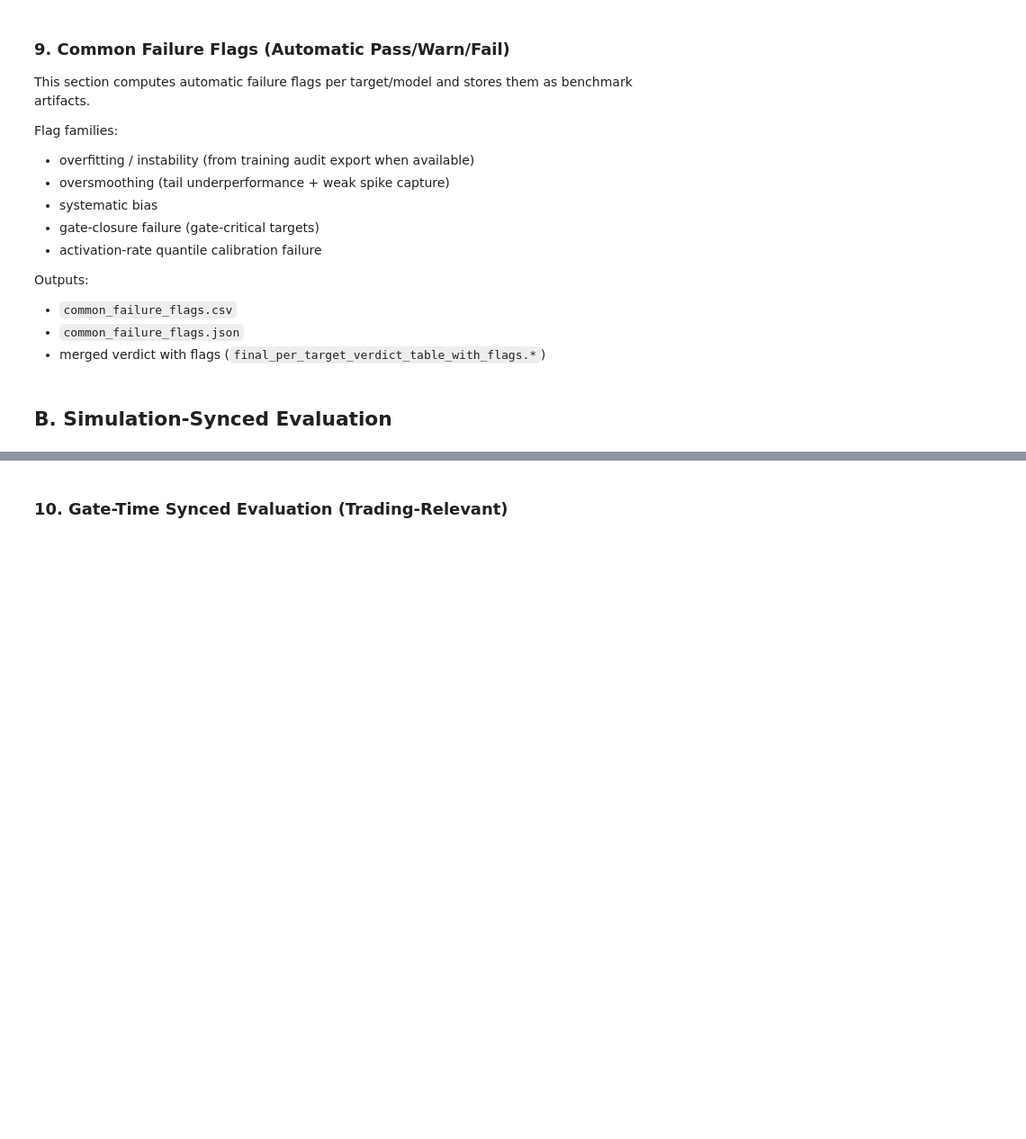
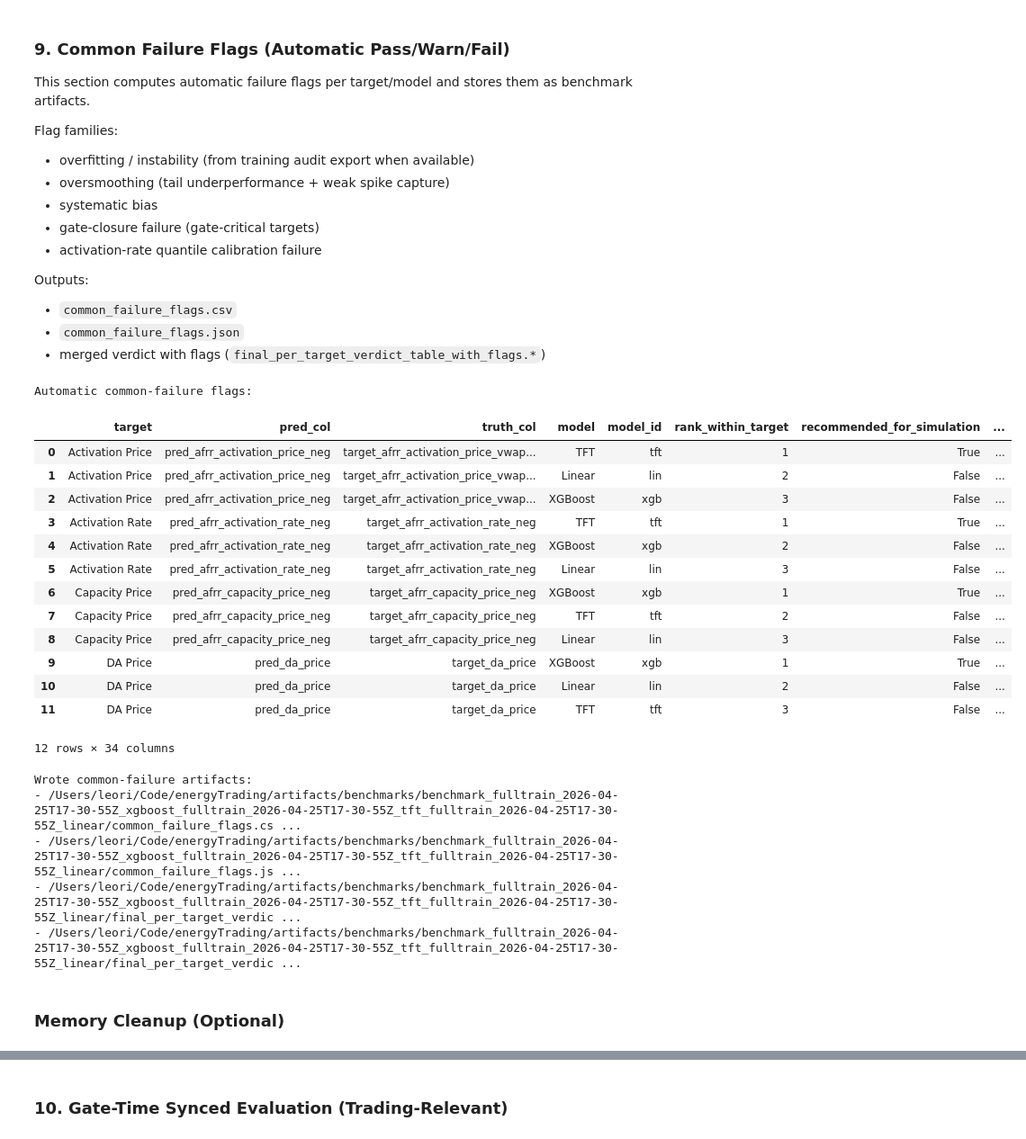
Before and after one commit to lgiesen/energy_trading, a Jupyter notebook: notebooks/benchmark_investigation.ipynb, the cells around one changed output, grey strips where cells are left out. Shown at 90% size. Cells and saved outputs as stored; diff of their text form; code cells hidden in the pictures; blank space fills up the shorter version.

```diff
--- a/notebooks/benchmark_investigation.ipynb
+++ b/notebooks/benchmark_investigation.ipynb
@@ -87,6 +87,11 @@ TRUTH_COL_BY_PRED = {
     "pred_afrr_activation_rate_neg": "target_afrr_activation_rate_neg",
 }
 
+# In-notebook caches to avoid repeated heavy parquet reads/processing.
+LONG_DF_CACHE: dict[tuple[str, str, str, str], pd.DataFrame] = {}
+LONG_PATH_CACHE: dict[tuple[str, str, str, str], Path] = {}
+TRUTH_SERIES_CACHE: dict[str, pd.Series] = {}
+
 def load_manifest(run_dir: Path) -> dict:
     mp = run_dir / "manifest.json"
     if not mp.exists():
@@ -152,20 +157,37 @@ def _discover_long_prediction_file(run_dir: Path, split: str, pred_col: str, mod
     return candidates[0]
 
 def load_long_df(run_dir: Path, pred_col: str, model_key: str) -> pd.DataFrame:
-    p = _discover_long_prediction_file(run_dir, SPLIT, pred_col, model_key)
+    key = (str(run_dir.resolve()), str(pred_col), str(model_key), str(SPLIT))
+    if key in LONG_DF_CACHE:
+        return LONG_DF_CACHE[key].copy()
+
+    if key in LONG_PATH_CACHE:
+        p = LONG_PATH_CACHE[key]
+    else:
+        p = _discover_long_prediction_file(run_dir, SPLIT, pred_col, model_key)
+        LONG_PATH_CACHE[key] = p
+
     df = pd.read_parquet(p)
     ts_col = next((c for c in ["target_time_utc", "timestamp_utc", "timestamp"] if c in df.columns), None)
     if ts_col is None:
         raise KeyError(f"Missing timestamp col in {p}. Found: {list(df.columns)}")
-    df = df.copy()
+
+    # Keep only columns used downstream to reduce memory pressure.
+    keep = [c for c in [ts_col, 'snapshot_time_utc', 'lead_time_h', 'predicted_value', 'p10', 'p50', 'p90'] if c in df.columns]
+    df = df[keep].copy()
+
     df["target_time_utc"] = pd.to_datetime(df[ts_col], utc=True, errors="coerce")
+    if "snapshot_time_utc" in df.columns:
+        df["snapshot_time_utc"] = pd.to_datetime(df["snapshot_time_utc"], utc=True, errors="coerce")
     if "lead_time_h" in df.columns:
         df["lead_time_h"] = pd.to_numeric(df["lead_time_h"], errors="coerce")
     else:
         df["lead_time_h"] = 1
     if "p50" not in df.columns and "predicted_value" in df.columns:
         df["p50"] = pd.to_numeric(df["predicted_value"], errors="coerce")
-    return df
+
+    LONG_DF_CACHE[key] = df
+    return df.copy()
 
 def _model_has_pred_col(run_dir: Path, pred_col: str, model_key: str) -> bool:
     try:
@@ -183,7 +205,11 @@ def compute_metrics_by_lead_for_model(pred_col: str, run_dir: Path, model_key: s
     t = truth_df[["timestamp_utc", truth_col]].copy().rename(columns={"timestamp_utc": "target_time_utc", truth_col: "y_true"})
     d = d.merge(t, on="target_time_utc", how="left")
 
-    truth_by_ts = t.dropna(subset=["target_time_utc"]).set_index("target_time_utc")["y_true"]
+    if truth_col in TRUTH_SERIES_CACHE:
+        truth_by_ts = TRUTH_SERIES_CACHE[truth_col]
+    else:
+        truth_by_ts = t.dropna(subset=["target_time_utc"]).set_index("target_time_utc")["y_true"].copy()
+        TRUTH_SERIES_CACHE[truth_col] = truth_by_ts
     d["y_naive_24h"] = truth_by_ts.reindex(d["target_time_utc"] - pd.Timedelta(hours=24)).to_numpy()
 
     out = []
@@ -1263,7 +1490,16 @@ for c in flag_cols:
     label = c.replace('_flag', '')
     notes_parts.append(np.where(flags[c].fillna(False), label, ''))
 notes_df = pd.DataFrame({c: np.array(v, dtype=object) for c, v in zip(flag_cols, notes_parts)})
-flags['failure_notes'] = notes_df.apply(lambda r: ', '.join([x for x in r if x]), axis=1)
+flags['failure_notes'] = (
+    notes_df.replace('', np.nan)
+    .stack()
+    .dropna()
+    .astype(str)
+    .groupby(level=0)
+    .agg(lambda x: ', '.join([v for v in x if isinstance(v, str) and v]))
+    .reindex(flags.index)
+    .fillna('')
+)
 
 out_cols = [
     'target', 'pred_col', 'truth_col', 'model', 'model_id', 'rank_within_target',
@@ -1279,32 +1515,53 @@ common_failure_flags = flags[out_cols].sort_values([c for c in ['target', 'rank_
 
 print('Automatic common-failure flags:')
 display(common_failure_flags)
 
 BENCHMARK_DIR.mkdir(parents=True, exist_ok=True)
 flags_csv = BENCHMARK_DIR / 'common_failure_flags.csv'
 flags_json = BENCHMARK_DIR / 'common_failure_flags.json'
 common_failure_flags.to_csv(flags_csv, index=False)
 # Write JSON directly to file to avoid building huge in-memory string.
 common_failure_flags.to_json(flags_json, orient='records', indent=2)
 
 if 'verdict' in globals() and verdict is not None and not verdict.empty:
     verdict_with_flags = verdict.merge(
         common_failure_flags[['pred_col', 'model', *[c for c in flag_cols if c in common_failure_flags.columns], 'n_fail_flags', 'failure_status', 'failure_notes']],
         on=['pred_col', 'model'],
         how='left',
     )
 else:
     verdict_with_flags = common_failure_flags.copy()
 
 verdict_flags_csv = BENCHMARK_DIR / 'final_per_target_verdict_table_with_flags.csv'
 verdict_flags_json = BENCHMARK_DIR / 'final_per_target_verdict_table_with_flags.json'
 verdict_with_flags.to_csv(verdict_flags_csv, index=False)
 verdict_with_flags.to_json(verdict_flags_json, orient='records', indent=2)
 
 print('Wrote common-failure artifacts:')
 print('-', flags_csv)
 print('-', flags_json)
 print('-', verdict_flags_csv)
 print('-', verdict_flags_json)
+# %% [output]
+Automatic common-failure flags:
+|  | target | pred_col | truth_col | model | model_id | rank_within_target | recommended_for_simulation | ... |
+| 0 | Activation Price | pred_afrr_activation_price_neg | target_afrr_activation_price_vwap... | TFT | tft | 1 | True | ... |
+| 1 | Activation Price | pred_afrr_activation_price_neg | target_afrr_activation_price_vwap... | Linear | lin | 2 | False | ... |
+| 2 | Activation Price | pred_afrr_activation_price_neg | target_afrr_activation_price_vwap... | XGBoost | xgb | 3 | False | ... |
+| 3 | Activation Rate | pred_afrr_activation_rate_neg | target_afrr_activation_rate_neg | TFT | tft | 1 | True | ... |
+| 4 | Activation Rate | pred_afrr_activation_rate_neg | target_afrr_activation_rate_neg | XGBoost | xgb | 2 | False | ... |
+| 5 | Activation Rate | pred_afrr_activation_rate_neg | target_afrr_activation_rate_neg | Linear | lin | 3 | False | ... |
+| 6 | Capacity Price | pred_afrr_capacity_price_neg | target_afrr_capacity_price_neg | XGBoost | xgb | 1 | True | ... |
+| 7 | Capacity Price | pred_afrr_capacity_price_neg | target_afrr_capacity_price_neg | TFT | tft | 2 | False | ... |
+| 8 | Capacity Price | pred_afrr_capacity_price_neg | target_afrr_capacity_price_neg | Linear | lin | 3 | False | ... |
+| 9 | DA Price | pred_da_price | target_da_price | XGBoost | xgb | 1 | True | ... |
+| 10 | DA Price | pred_da_price | target_da_price | Linear | lin | 2 | False | ... |
+| 11 | DA Price | pred_da_price | target_da_price | TFT | tft | 3 | False | ... |
+12 rows × 34 columns
+Wrote common-failure artifacts:
+- /Users/leori/Code/energyTrading/artifacts/benchmarks/benchmark_fulltrain_2026-04-25T17-30-55Z_xgboost_fulltrain_2026-04-25T17-30-55Z_tft_fulltrain_2026-04-25T17-30-55Z_linear/common_failure_flags.cs ...
+- /Users/leori/Code/energyTrading/artifacts/benchmarks/benchmark_fulltrain_2026-04-25T17-30-55Z_xgboost_fulltrain_2026-04-25T17-30-55Z_tft_fulltrain_2026-04-25T17-30-55Z_linear/common_failure_flags.js ...
+- /Users/leori/Code/energyTrading/artifacts/benchmarks/benchmark_fulltrain_2026-04-25T17-30-55Z_xgboost_fulltrain_2026-04-25T17-30-55Z_tft_fulltrain_2026-04-25T17-30-55Z_linear/final_per_target_verdic ...
+- /Users/leori/Code/energyTrading/artifacts/benchmarks/benchmark_fulltrain_2026-04-25T17-30-55Z_xgboost_fulltrain_2026-04-25T17-30-55Z_tft_fulltrain_2026-04-25T17-30-55Z_linear/final_per_target_verdic ...
-# %% [markdown]
-## B. Simulation-Synced Evaluation
+# %% [markdown]
+### Memory Cleanup (Optional)
```
Also changed, not shown: parts of 14 cells of this notebook.
